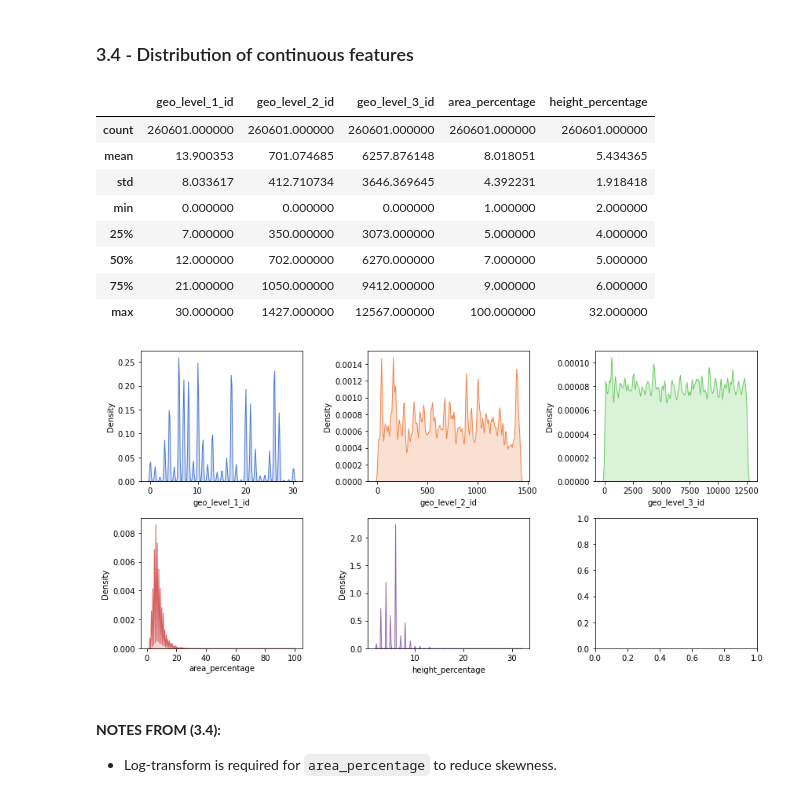
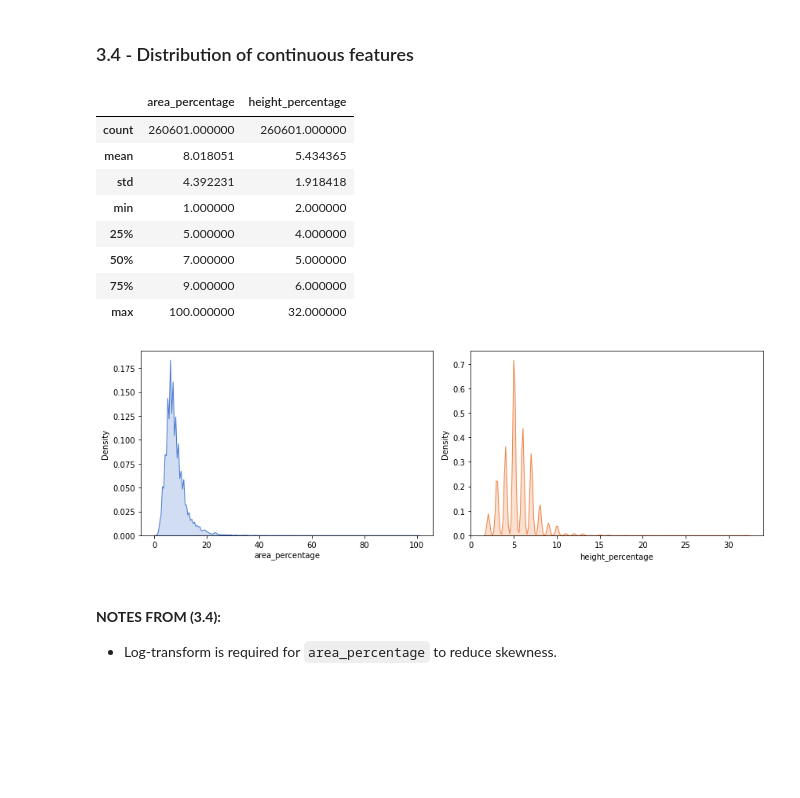
Before and after one commit to patohdzs/datadventures, a Jupyter notebook: shakes-and-quakes/earthquakes.ipynb, the cells around one changed output. Drawn from its saved outputs; the diff is of its cells as text; code cells hidden in the pictures; blank space fills up the shorter version.

```diff
--- a/shakes-and-quakes/earthquakes.ipynb
+++ b/shakes-and-quakes/earthquakes.ipynb
@@ -208,9 +204,14 @@ It is necessary to further classify features based on their statistical data typ
 # %%
-cont_feats = ['geo_level_1_id', 'geo_level_2_id', 'geo_level_3_id',
-              'area_percentage', 'height_percentage']
+# Classifying features
+location_feats = ['geo_level_1_id', 'geo_level_2_id', 'geo_level_3_id' ]
+cont_feats = ['area_percentage', 'height_percentage']
 count_feats = ['count_floors_pre_eq', 'age', 'count_families']
-cat_feats = data.drop(columns=cont_feats+count_feats).columns.tolist()
-cat_feats.remove('damage_grade')
+cat_feats = ['land_surface_condition', 'foundation_type', 'roof_type',
+             'ground_floor_type', 'other_floor_type', 'position',
+             'plan_configuration', 'legal_ownership_status']
+
+binary_feats = data.drop(columns=cont_feats+count_feats+cat_feats+location_feats).columns.tolist()
+binary_feats.remove('damage_grade')
 # %% [markdown]
 ### 3.3 - Distribution of target variable
 # %%
@@ -251,32 +242,32 @@ plt.show()
 * (Notes)
 # %% [markdown]
 ### 3.4 - Distribution of continuous features
-# %%
-data[cont_feats].describe()
-# %% [output]
-|  | geo_level_1_id | geo_level_2_id | geo_level_3_id | area_percentage | height_percentage |
-| count | 260601.000000 | 260601.000000 | 260601.000000 | 260601.000000 | 260601.000000 |
-| mean | 13.900353 | 701.074685 | 6257.876148 | 8.018051 | 5.434365 |
-| std | 8.033617 | 412.710734 | 3646.369645 | 4.392231 | 1.918418 |
-| min | 0.000000 | 0.000000 | 0.000000 | 1.000000 | 2.000000 |
-| 25% | 7.000000 | 350.000000 | 3073.000000 | 5.000000 | 4.000000 |
-| 50% | 12.000000 | 702.000000 | 6270.000000 | 7.000000 | 5.000000 |
-| 75% | 21.000000 | 1050.000000 | 9412.000000 | 9.000000 | 6.000000 |
-| max | 30.000000 | 1427.000000 | 12567.000000 | 100.000000 | 32.000000 |
+# %%
+# Computing summary statistics for continuous features
+data[cont_feats].describe()
+# %% [output]
+|  | area_percentage | height_percentage |
+| count | 260601.000000 | 260601.000000 |
+| mean | 8.018051 | 5.434365 |
+| std | 4.392231 | 1.918418 |
+| min | 1.000000 | 2.000000 |
+| 25% | 5.000000 | 4.000000 |
+| 50% | 7.000000 | 5.000000 |
+| 75% | 9.000000 | 6.000000 |
+| max | 100.000000 | 32.000000 |
 # %%
 # Plotting distribution of data for continuous features
-fig, axs = plt.subplots(2, 3)
-fig.set_size_inches(12, 6)
-for i in range(len(cont_feats)):
-    sns.kdeplot(data[cont_feats].iloc[:, i].dropna(),
-                ax=axs[i//3, i % 3],
+fig, axs = plt.subplots(1,2)
+fig.set_size_inches(12, 4)
+for i,feat in enumerate(cont_feats):
+    sns.kdeplot(data[feat],
+                ax=axs[i],
                 color=standard_palette[i],
-                fill=True,
-                bw_adjust=0.2)
+                fill=True)
 
 plt.tight_layout()
 # %% [output]
-[figure, old version]
+[figure, new version]
 # %% [markdown]
 
 #### **NOTES FROM (3.4):**
```
Also changed, not shown: parts of 32 cells of this notebook, 10 other files.
